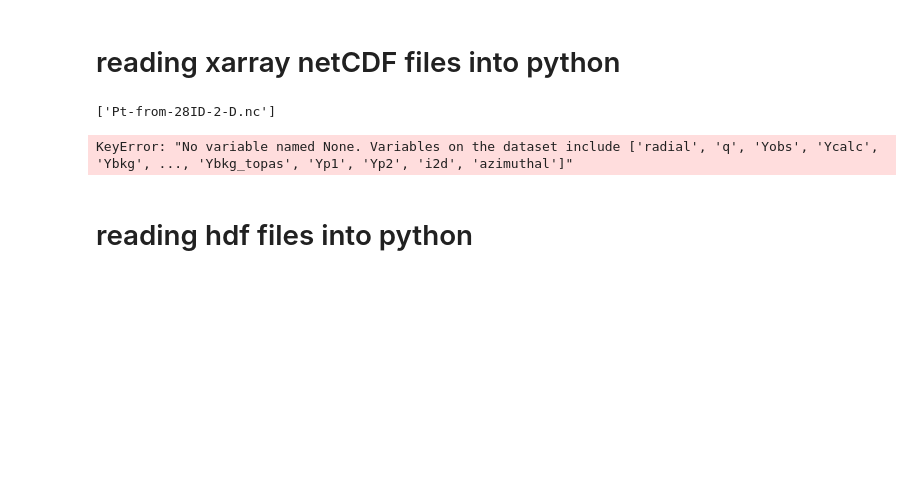
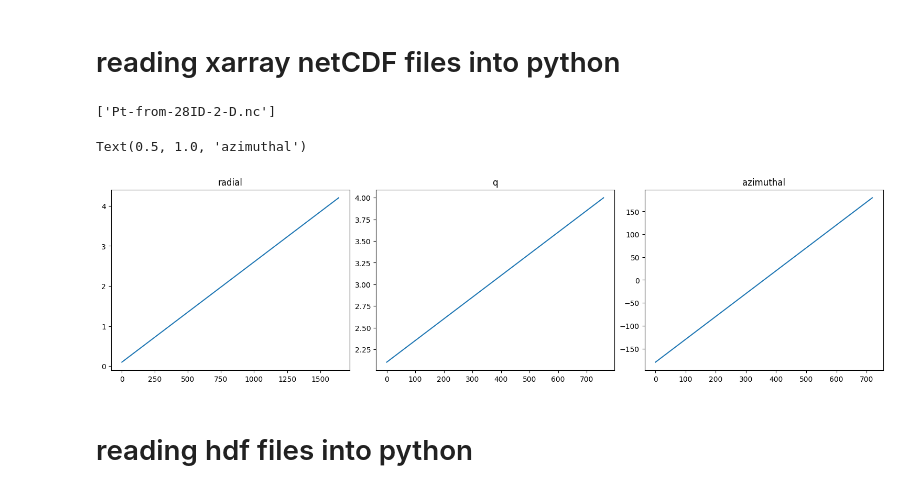
Before and after one commit to MehmetTopsakal/pySULI, a Jupyter notebook: notebooks/000.read_research_data_into_python.ipynb, the cells around one changed output. Saved outputs shown, nothing was run; the diff lists cells and outputs as text; code cells hidden in the pictures; blank space fills up the shorter version.

```diff
--- a/notebooks/000.read_research_data_into_python.ipynb
+++ b/notebooks/000.read_research_data_into_python.ipynb
@@ -249,9 +247,19 @@ os.listdir()
 ['Pt-from-28ID-2-D.nc']
 # %%
 arr = xr.open_dataset('Pt-from-28ID-2-D.nc')
-arr.plot.scatter('radial')
+f, axs = plt.subplots(1,3, figsize=(15,4))
+radial = arr['radial'].values
+axs[0].plot(radial)
+axs[0].set_title('radial')
+q = arr['q'].values
+axs[1].plot(q)
+axs[1].set_title('q')
+az = arr['azimuthal'].values
+axs[2].plot(az)
+axs[2].set_title('azimuthal')
 # %% [output]
-KeyError: "No variable named None. Variables on the dataset include ['radial', 'q', 'Yobs', 'Ycalc', 'Ybkg', ..., 'Ybkg_topas', 'Yp1', 'Yp2', 'i2d', 'azimuthal']"
+Text(0.5, 1.0, 'azimuthal')
+[figure, added]
 # %% [markdown]
 # reading hdf files into python
 # %% [markdown]
```
Also changed, not shown: parts of 1 cell of this notebook.
